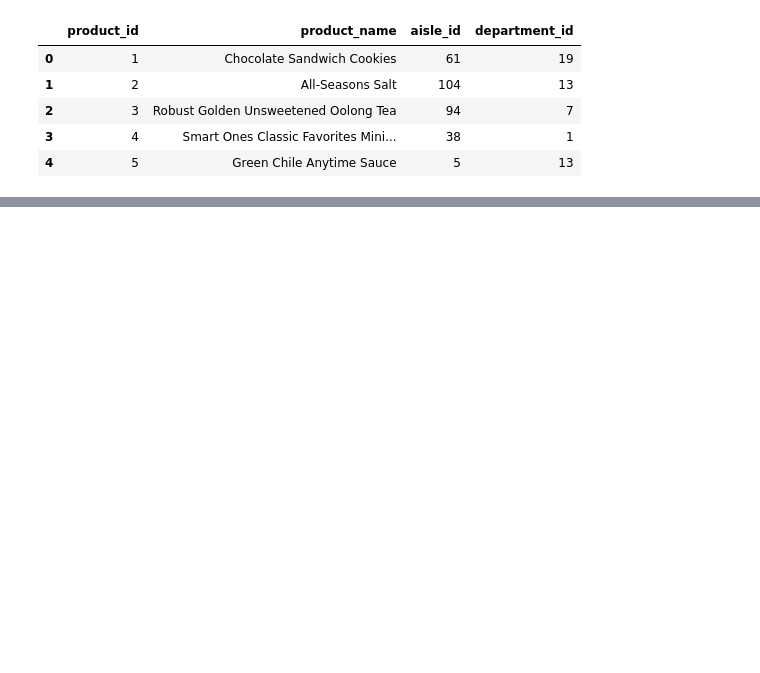
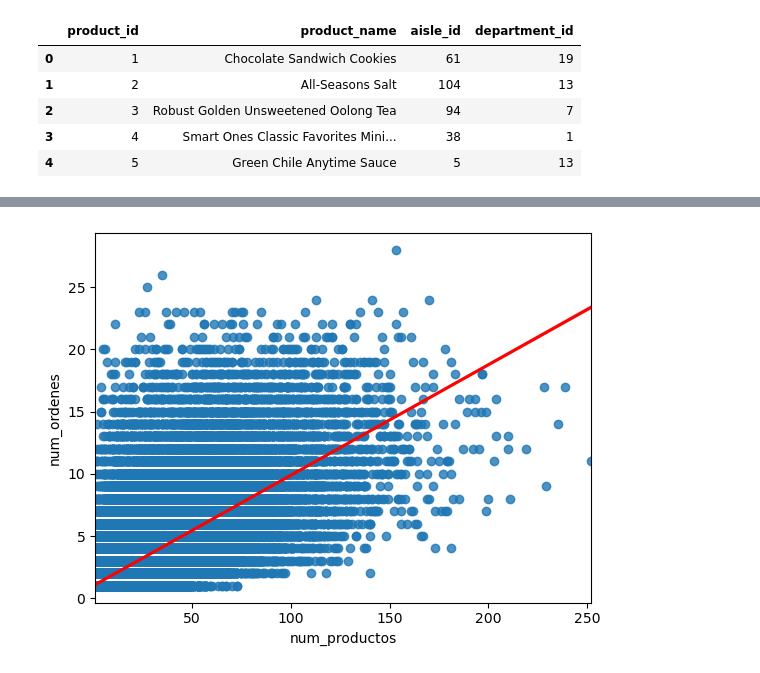
Before and after one commit to ErickNaunay/ds-week-2, a Jupyter notebook: EDA.ipynb, the cells around one changed output, grey strips where cells are left out. Saved outputs shown, nothing was run; the diff lists cells and outputs as text; code cells hidden in the pictures; blank space fills up the shorter version.

```diff
--- a/EDA.ipynb
+++ b/EDA.ipynb
@@ -641,0 +1708,5 @@ ordenes_full = ordenes_detalle.merge(productos, on='product_id', how='inner')
+# %%
+sns.regplot(data=analisis_de_compras_por_usuario, x='num_productos', y='num_ordenes', scatter=True, line_kws={'color': 'red'})
+plt.show()
+# %% [output]
+[figure, added]
```
Also changed, not shown: parts of 69 cells of this notebook, 1 other file.
